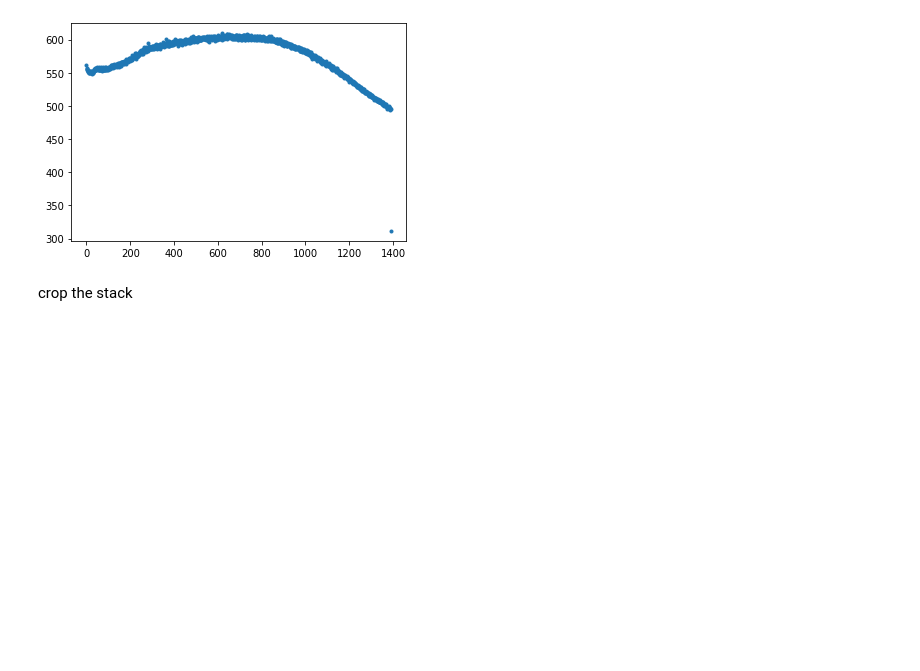
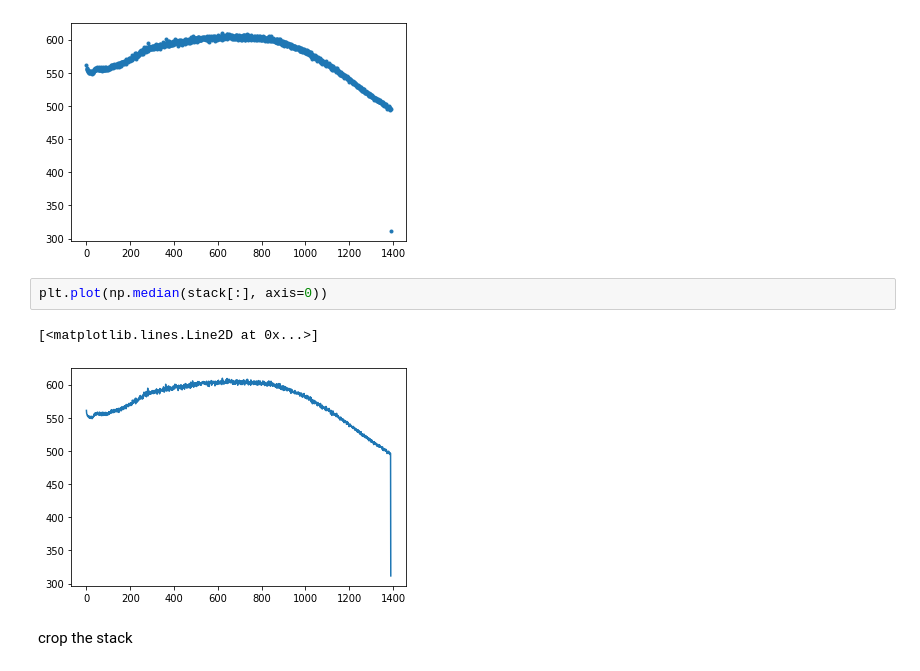
Before and after one commit to Yousousen/solar_physics, a Jupyter notebook: spectrum.ipynb, the cells around one changed output. Saved outputs shown, nothing was run; the diff lists cells and outputs as text; blank space fills up the shorter version.

Commit message:
Compared stack with different slices but seeing not much difference.

```diff
--- a/spectrum.ipynb
+++ b/spectrum.ipynb
@@ -94,6 +91,11 @@ plt.plot(np.median(stack[:], axis=0), '.')
 # %% [output]
 [<matplotlib.lines.Line2D at 0x...>]
 [figure]
+# %%
+plt.plot(np.median(stack[:], axis=0))
+# %% [output]
+[<matplotlib.lines.Line2D at 0x...>]
+[figure, added]
 # %% [markdown]
 crop the stack
 # %%
```
Also changed, not shown: parts of 4 cells of this notebook, 3 other files.
